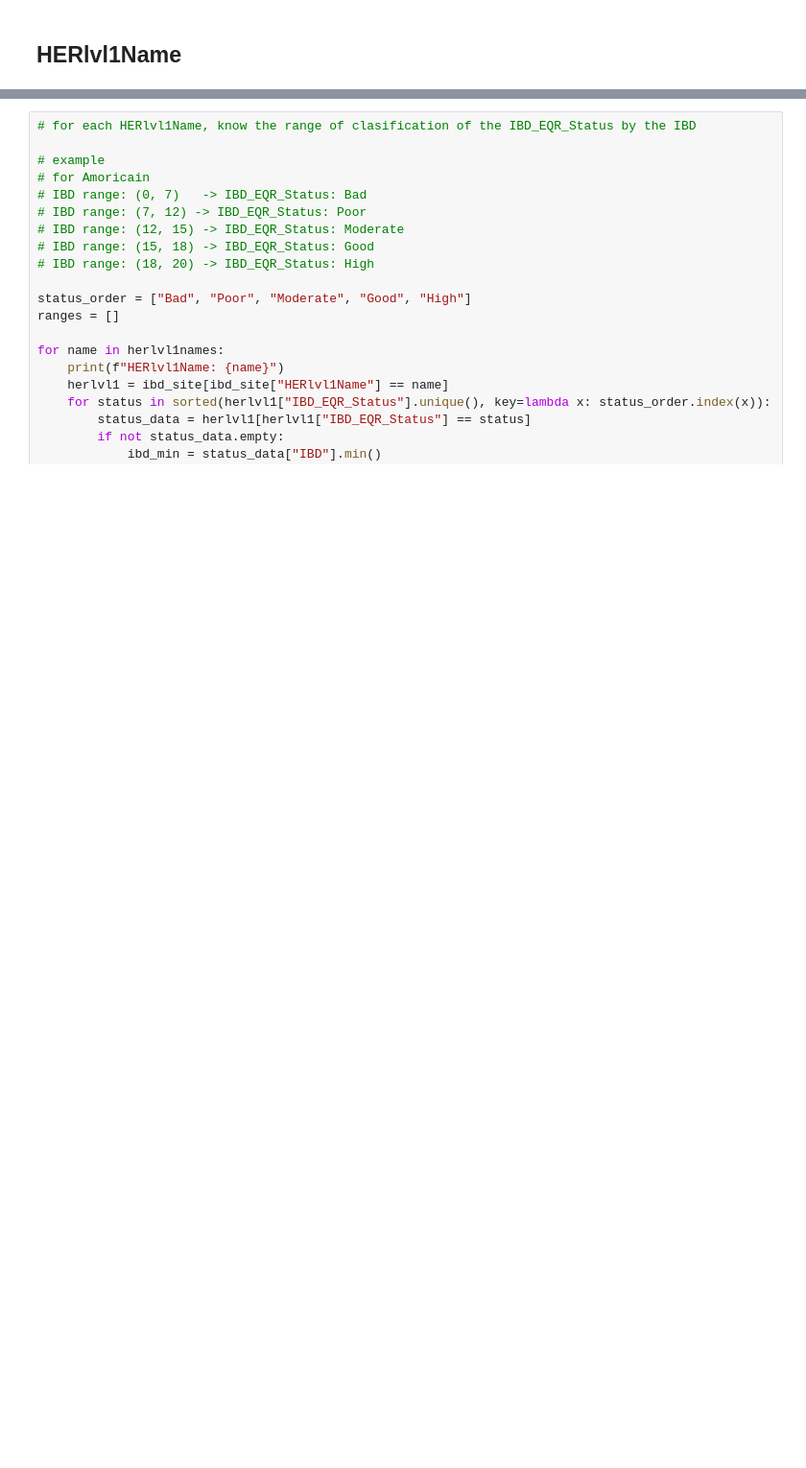
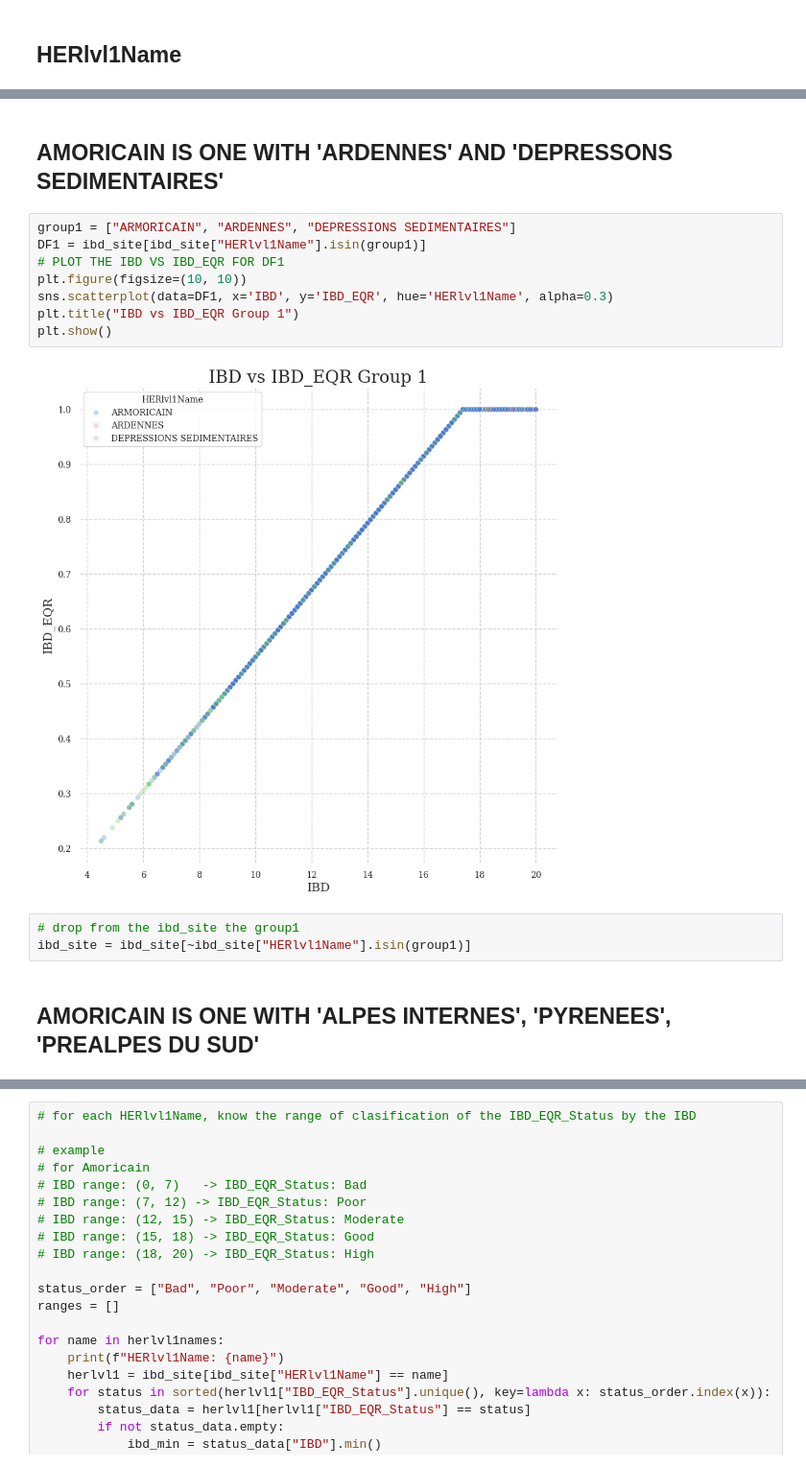
Before and after one commit to heritaco/Empilement-Tobit-CatBoost-et-interpolation-laplacienne-spatio-temporelle-pour-l-IBD-EQR, a Jupyter notebook: notebooks/02 es ibd lit por region/si es.ipynb, the cells around one changed output, grey strips where cells are left out. Shown at 96% size. Drawn from its saved outputs; the diff is of its cells as text; blank space fills up the shorter version.

```diff
--- a/notebooks/02 es ibd lit por region/si es.ipynb
+++ b/notebooks/02 es ibd lit por region/si es.ipynb
@@ -184,0 +206,17 @@ plt.show()
+# %% [markdown]
+## AMORICAIN IS ONE WITH 'ARDENNES' AND 'DEPRESSONS SEDIMENTAIRES'
+# %%
+group1 = ["ARMORICAIN", "ARDENNES", "DEPRESSIONS SEDIMENTAIRES"]
+DF1 = ibd_site[ibd_site["HERlvl1Name"].isin(group1)]
+# PLOT THE IBD VS IBD_EQR FOR DF1
+plt.figure(figsize=(10, 10))
+sns.scatterplot(data=DF1, x='IBD', y='IBD_EQR', hue='HERlvl1Name', alpha=0.3)
+plt.title("IBD vs IBD_EQR Group 1")
+plt.show()
+# %% [output]
+[figure, added]
+# %%
+# drop from the ibd_site the group1
+ibd_site = ibd_site[~ibd_site["HERlvl1Name"].isin(group1)]
+# %% [markdown]
+## AMORICAIN IS ONE WITH 'ALPES INTERNES', 'PYRENEES', 'PREALPES DU SUD'
```
Also changed, not shown: parts of 13 cells of this notebook.
